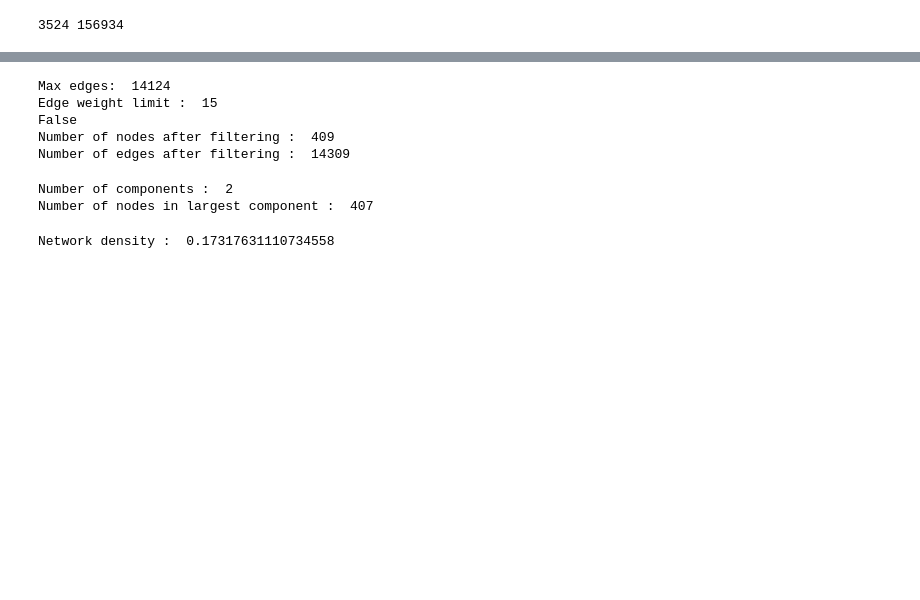
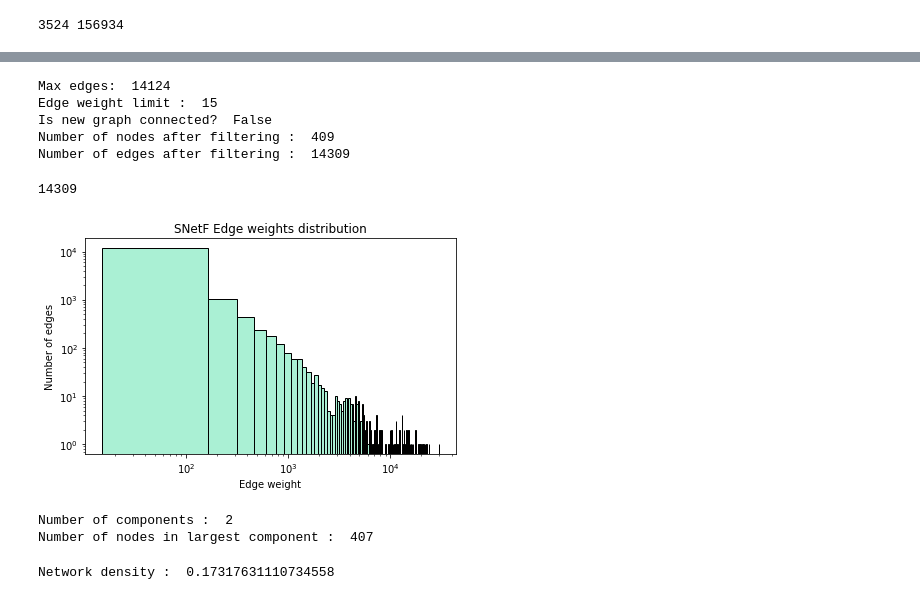
Before and after one commit to SretenPe/Social-Network-Analisys---Reddit, a Jupyter notebook: SNetF Analysis.ipynb, the cells around one changed output, grey strips where cells are left out. Cells and saved outputs as stored; diff of their text form; code cells hidden in the pictures; blank space fills up the shorter version.

```diff
--- a/SNetF Analysis.ipynb
+++ b/SNetF Analysis.ipynb
@@ -37,7 +59,7 @@ G.remove_edges_from((e for e, w in edge_weights.items() if w < edge_weight_limit
 
 nodesToRemove = list(nx.isolates(G))
 G.remove_nodes_from(nodesToRemove)
-print(nx.is_connected(G))
+print("Is new graph connected? ", nx.is_connected(G))
 
 n = G.number_of_nodes()
 m = G.number_of_edges()
@@ -46,9 +68,31 @@ print("Number of edges after filtering : ", m)
 # %% [output]
 Max edges:  14124
 Edge weight limit :  15
-False
+Is new graph connected?  False
 Number of nodes after filtering :  409
 Number of edges after filtering :  14309
+# %%
+edges, weights = zip(*nx.get_edge_attributes(G, 'weight').items())
+weight_list = []
+for w in weights:
+    weight_list.append(w)
+
+print(len(weight_list))
+# %% [output]
+14309
+# %%
+plt.hist(weight_list, color = '#aaf0d4', edgecolor = 'black', bins=200)
+
+plt.title('SNetF Edge weights distribution')
+plt.xlabel('Edge weight')
+plt.ylabel('Number of edges')
+plt.xscale("log")
+plt.yscale("log")
+
+plt.tight_layout()
+plt.show()
+# %% [output]
+[figure, added]
 # %%
 #Find components and extract largest component
 
```
Also changed, not shown: parts of 20 cells of this notebook, 6 other files.
